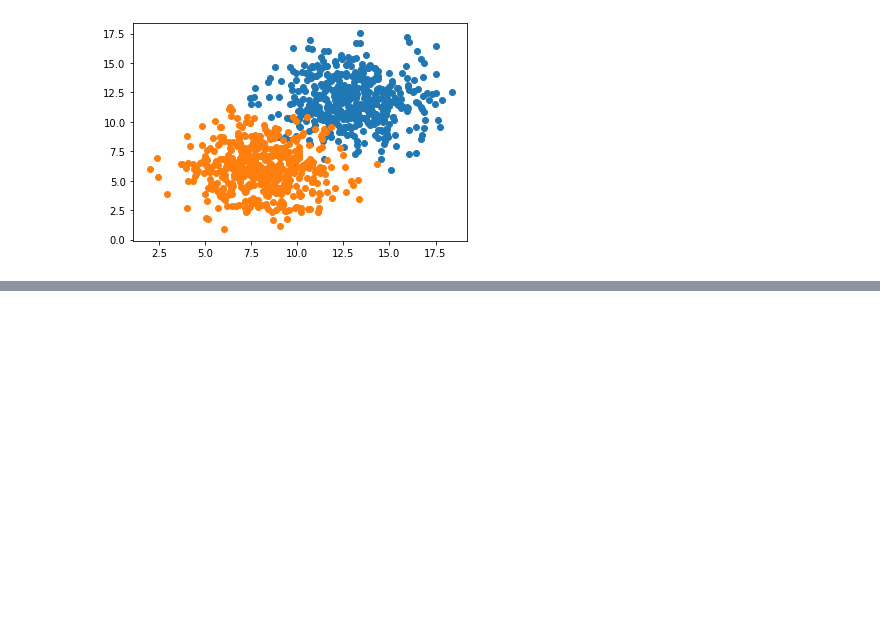
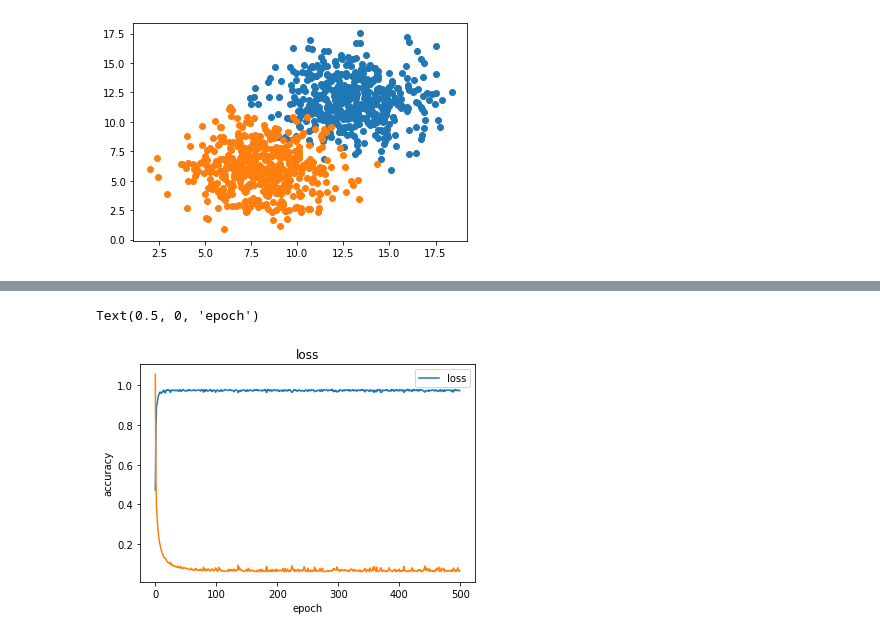
Before and after one commit to lopeselio/CSE3013-AI-project-Self_Driving_Car, a Jupyter notebook: perceptron/perceptron.ipynb, the cells around one changed output, grey strips where cells are left out. Cells and saved outputs as stored; diff of their text form; code cells hidden in the pictures; blank space fills up the shorter version.

Commit message:
added an accuracy plot showing loss

```diff
--- a/perceptron/perceptron.ipynb
+++ b/perceptron/perceptron.ipynb
@@ -50,0 +51,14 @@ Epoch 500/500
+# %%
+plt.plot(h.history['accuracy'])
+
+plt.legend(['accuracy'])
+plt.ylabel('accuracy')
+plt.xlabel('epoch')
+
+plt.plot(h.history['loss'])
+plt.legend(['loss'])
+plt.title('loss')
+plt.xlabel('epoch')
+# %% [output]
+Text(0.5, 0, 'epoch')
+[figure, added]
```
Also changed, not shown: parts of 1 cell of this notebook.
